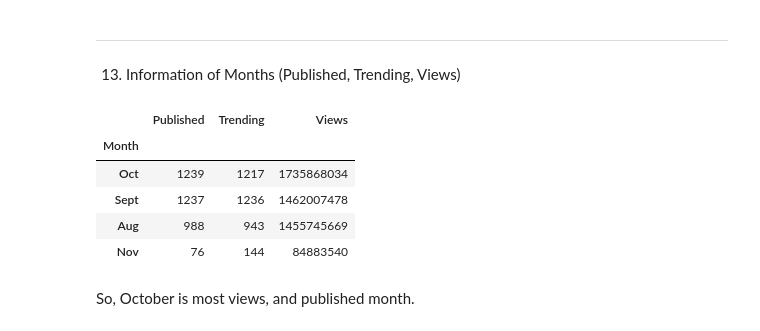
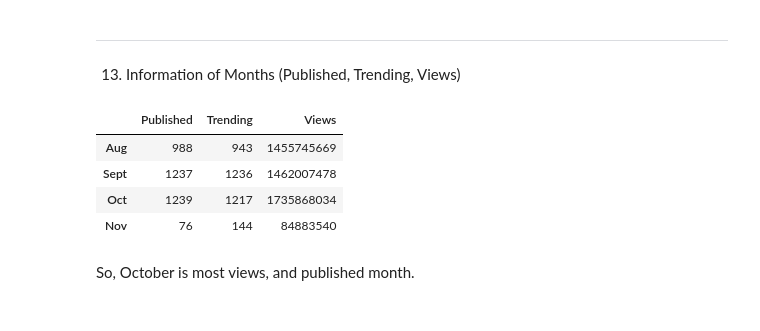
Before and after one commit to mehtee/Youtube_analysis_project, a Jupyter notebook: project.ipynb, the cells around one changed output. Saved outputs shown, nothing was run; the diff lists cells and outputs as text; code cells hidden in the pictures.

```diff
--- a/project.ipynb
+++ b/project.ipynb
@@ -291,21 +291,20 @@ If the contributers and publishers have less activity in those days, IMO the rea
 # %% [markdown]
 -------------------------
 13. Information of Months (Published, Trending, Views)
-# %%
-MonthlyInfo = yt[['month_published', 'title']].groupby('month_published').count().rename(columns={'title':'Published'})
-MonthlyInfo['Trending'] = yt[['month_trending', 'title']].groupby('month_trending').count()
-MonthlyInfo['Views'] = yt[['month_published', 'views']].groupby('month_published').sum()
-MonthlyInfo.sort_values('Published', ascending=False, inplace=True)
-MonthlyInfo.index.names = ['Month']
-
-MonthlyInfo.head()
-# %% [output]
-|  | Published | Trending | Views |
-| Month |  |  |  |
-| Oct | 1239 | 1217 | 1735868034 |
-| Sept | 1237 | 1236 | 1462007478 |
-| Aug | 988 | 943 | 1455745669 |
-| Nov | 76 | 144 | 84883540 |
+# %%
+
+month_stats = yt[['date_published', 'title']].groupby(pd.Grouper(key='date_published',freq='M')).count().rename(columns={'title':'Published'})
+month_stats['Trending'] = yt[['date_trending', 'title']].groupby(pd.Grouper(key='date_trending',freq='M')).count()
+month_stats['Views'] = yt[['date_published', 'views']].groupby(pd.Grouper(key='date_published',freq='M')).sum()
+month_stats.set_index(pd.Index(['Aug', 'Sept', 'Oct', 'Nov']), inplace=True)
+
+month_stats.head()
+# %% [output]
+|  | Published | Trending | Views |
+| Aug | 988 | 943 | 1455745669 |
+| Sept | 1237 | 1236 | 1462007478 |
+| Oct | 1239 | 1217 | 1735868034 |
+| Nov | 76 | 144 | 84883540 |
 # %% [markdown]
 So, October is most views, and published month.
 # %% [markdown]
```
Also changed, not shown: parts of 1 cell of this notebook.
